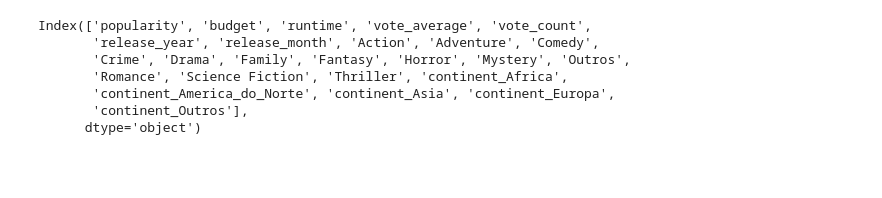
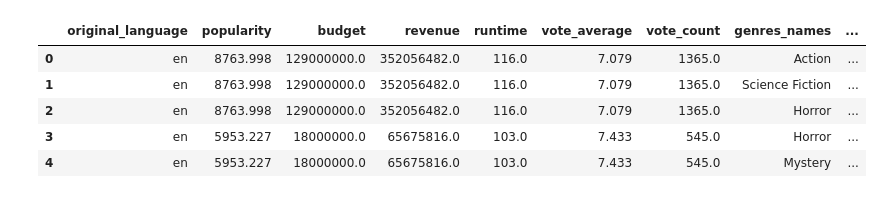
Before and after one commit to rodrigosantana24/projeto-pisi3, a Jupyter notebook: Clusterizacao_main.ipynb, the cells around one changed output. Drawn from its saved outputs; the diff is of its cells as text; code cells hidden in the pictures; blank space fills up the shorter version.

```diff
--- a/Clusterizacao_main.ipynb
+++ b/Clusterizacao_main.ipynb
@@ -17,33 +16,28 @@ from collections import Counter
 # %%
 # Carregar o dataset
-df = pd.read_csv('dataset_tratado.csv')
+df = pd.read_csv('filmes_filtrados_sem_nulos.csv')
 
-features_numericas = [
-    'popularity',       # popularidade do filme
-    'budget',           # orçamento (de preferência em log)
-    'runtime',          # duração do filme
-    'vote_average',     # média dos votos
-    'release_year',     # ano de lançamento
-    'vote_count',
-    'release_month',    # mês de lançamento
-    # gêneros binarizados (one-hot encoding)
-    'Action', 'Adventure', 'Comedy', 'Crime', 'Drama', 'Family', 'Fantasy',
-    'Horror', 'Mystery', 'Outros', 'Romance', 'Thriller', 'Science Fiction',
-]
+# Converter a coluna 'genres' para uma lista de gêneros
+df['genres_names'] = df['genres'].apply(lambda x: x.split('-'))
 
-features_numericas += [col for col in df.columns if col.startswith('continent_')]
-display(df.columns)
+# Tratando a data
+df['release_date'] = pd.to_datetime(df['release_date'], errors='coerce')
+df['release_year'] = df['release_date'].dt.year
+df['release_month'] = df['release_date'].dt.month
 
-scaler = StandardScaler()
-X_numerico = scaler.fit_transform(df[features_numericas])
+# Explodindo a coluna 'genres_names' para que cada gênero fique em uma linha separada
+df = df.explode('genres_names').reset_index(drop=True)
+
+# Retirando colunas desnecessárias para a análise
+df = df.drop(columns=['id', 'title', 'status', 'release_date', 'genres'])
+df.head()
 # %% [output]
-Index(['popularity', 'budget', 'runtime', 'vote_average', 'vote_count',
-       'release_year', 'release_month', 'Action', 'Adventure', 'Comedy',
-       'Crime', 'Drama', 'Family', 'Fantasy', 'Horror', 'Mystery', 'Outros',
-       'Romance', 'Science Fiction', 'Thriller', 'continent_Africa',
-       'continent_America_do_Norte', 'continent_Asia', 'continent_Europa',
-       'continent_Outros'],
-      dtype='object')
+|  | original_language | popularity | budget | revenue | runtime | vote_average | vote_count | genres_names | ... |
+| 0 | en | 8763.998 | 129000000.0 | 352056482.0 | 116.0 | 7.079 | 1365.0 | Action | ... |
+| 1 | en | 8763.998 | 129000000.0 | 352056482.0 | 116.0 | 7.079 | 1365.0 | Science Fiction | ... |
+| 2 | en | 8763.998 | 129000000.0 | 352056482.0 | 116.0 | 7.079 | 1365.0 | Horror | ... |
+| 3 | en | 5953.227 | 18000000.0 | 65675816.0 | 103.0 | 7.433 | 545.0 | Horror | ... |
+| 4 | en | 5953.227 | 18000000.0 | 65675816.0 | 103.0 | 7.433 | 545.0 | Mystery | ... |
 # %%
 resultados = []
 
```
Also changed, not shown: parts of 6 cells of this notebook, 2 other files.
